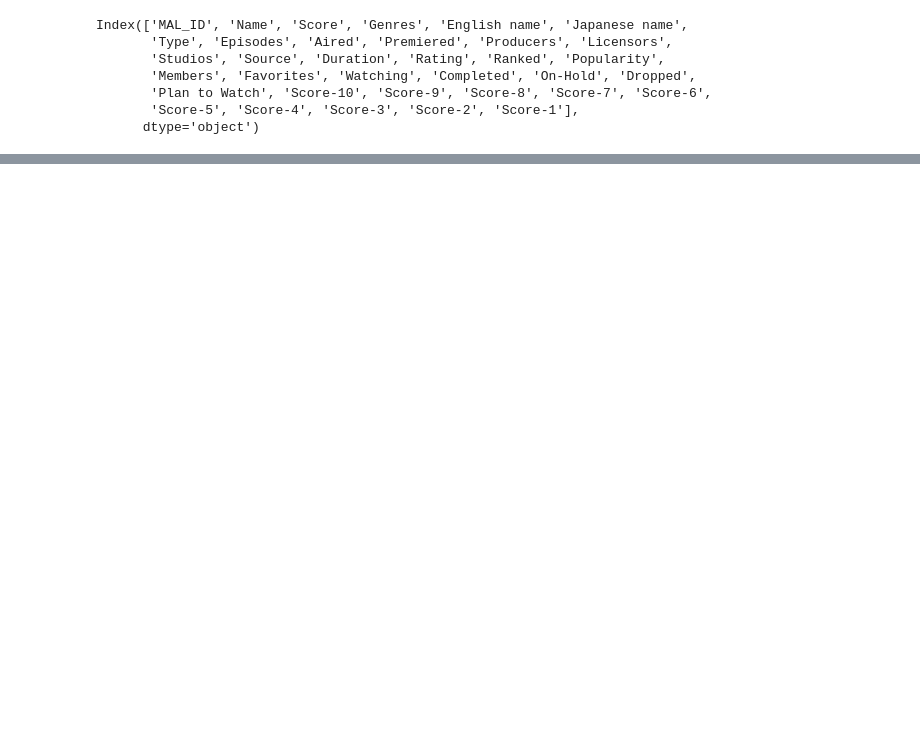
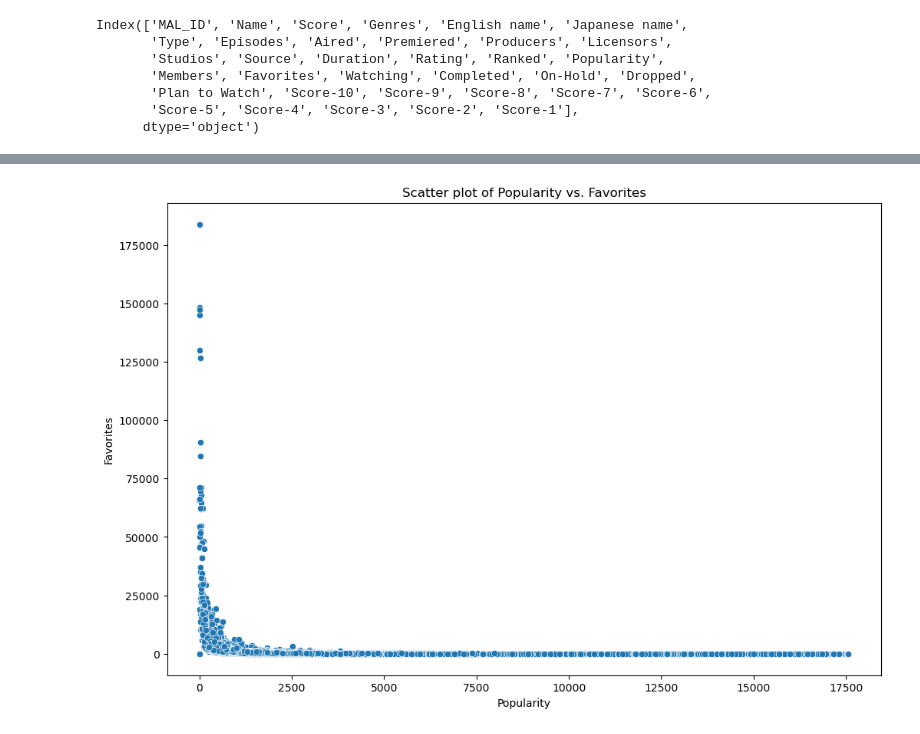
Before and after one commit to hmmm404/RecommendationSystem, a Jupyter notebook: project.ipynb, the cells around one changed output, grey strips where cells are left out. Saved outputs shown, nothing was run; the diff lists cells and outputs as text; code cells hidden in the pictures; blank space fills up the shorter version.

```diff
--- a/project.ipynb
+++ b/project.ipynb
@@ -178,0 +158,10 @@ scores.sort_values(by="self_score",ascending=False).head(10)
+# %%
+def plot_scatter(df, x_col, y_col):
+    plt.figure(figsize=(12, 8))
+    sns.scatterplot(data=df, x=x_col, y=y_col)
+    plt.title(f"Scatter plot of {x_col} vs. {y_col}")
+    plt.show()
+# %%
+plot_scatter(anime, 'Popularity', 'Favorites')
+# %% [output]
+[figure, added]
```
Also changed, not shown: parts of 35 cells of this notebook.
